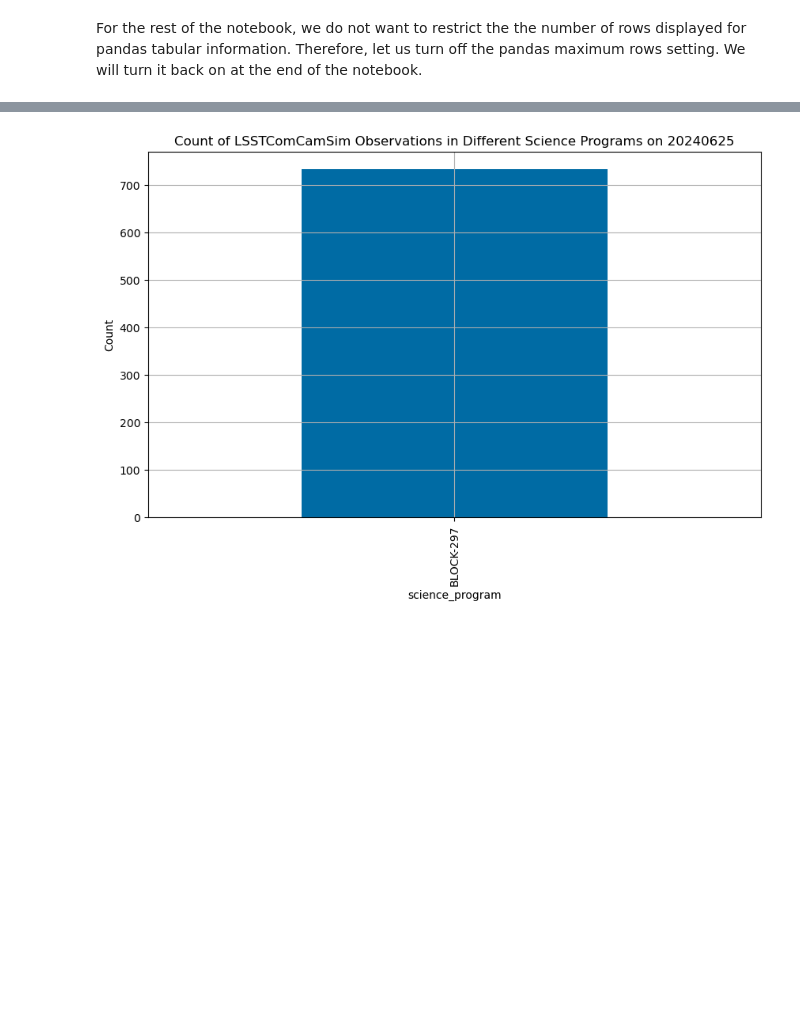
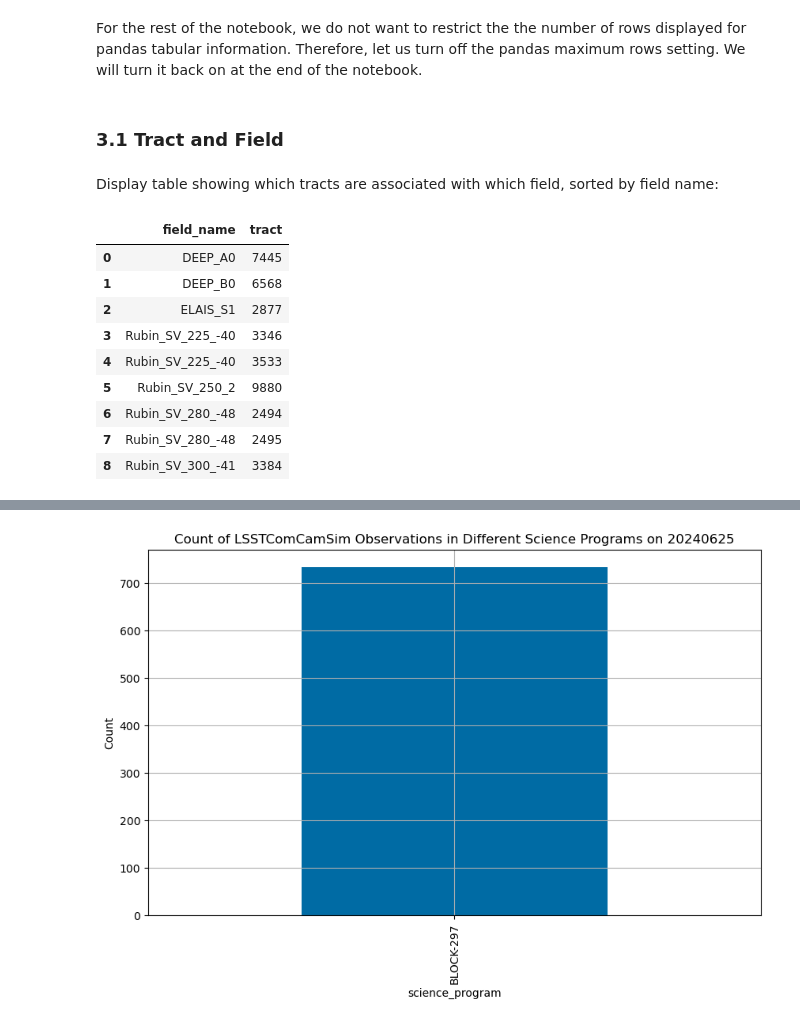
Before and after one commit to lsst-dm/vv-team-notebooks, a Jupyter notebook: notebooks/PREOPS-5002-target-report.ipynb, the cells around one changed output, grey strips where cells are left out. Cells and saved outputs as stored; diff of their text form; code cells hidden in the pictures; blank space fills up the shorter version.

Commit message:
Included table matching tracts and fields; removed much extraneous text; removed tract plots

```diff
--- a/notebooks/PREOPS-5002-target-report.ipynb
+++ b/notebooks/PREOPS-5002-target-report.ipynb
@@ -502,5 +377,4 @@ Read the query results into the new pandas `DataFrame`.
 # %%
-#for count, info in enumerate(registry.queryDimensionRecords('exposure',where= "instrument='LATISS'")):
 for count, info in enumerate(results):
 
 
@@ -527,21 +401,3 @@ for count, info in enumerate(results):
                                   info.exposure_time,info.tracking_ra, info.tracking_dec,
                                   info.sky_angle,info.azimuth ,info.zenith_angle,
                                   info.science_program, info_timespan_begin_jd, info_timespan_begin_mjd ]
-
-
-    if count < 5:
-        print("-----------------------------------------------------",count,"---------------------------------------------------------")
-        print(info)
-        print("\t id:                     ",info.id)
-        print("\t day_obs:                ",info.day_obs)
-        print("\t seq_num:                ",info.seq_num)
-        print("\t type-of-observation:    ",info.observation_type)
-        print("\t reason-for-observation: ",info.observation_reason)
-        print("\t target:                 ",info.target_name)
-
-        mjd = Time(info.timespan.begin.to_string()).mjd
-        jd = Time(info.timespan.begin.to_string()).jd
-        print(mjd,jd)
-
-    elif ((count%100)==0):
-        print("-----------------------------------------------------",count,"---------------------------------------------------------")
@@ -730,3 +467,20 @@ pandas tabular information.  Therefore, let us turn off the pandas maximum rows
 # %%
 # Change the display.max_rows option
 pd.set_option("display.max_rows", None)
+# %% [markdown]
+### 3.1 Tract and Field
+# %% [markdown]
+Display table showing which tracts are associated with which field, sorted by field name:
+# %%
+df_science[[col_target,'tract']].drop_duplicates().sort_values([col_target, 'tract']).reset_index(drop=True)
+# %% [output]
+|  | field_name | tract |
+| 0 | DEEP_A0 | 7445 |
+| 1 | DEEP_B0 | 6568 |
+| 2 | ELAIS_S1 | 2877 |
+| 3 | Rubin_SV_225_-40 | 3346 |
+| 4 | Rubin_SV_225_-40 | 3533 |
+| 5 | Rubin_SV_250_2 | 9880 |
+| 6 | Rubin_SV_280_-48 | 2494 |
+| 7 | Rubin_SV_280_-48 | 2495 |
+| 8 | Rubin_SV_300_-41 | 3384 |
```
Also changed, not shown: parts of 195 cells of this notebook.
